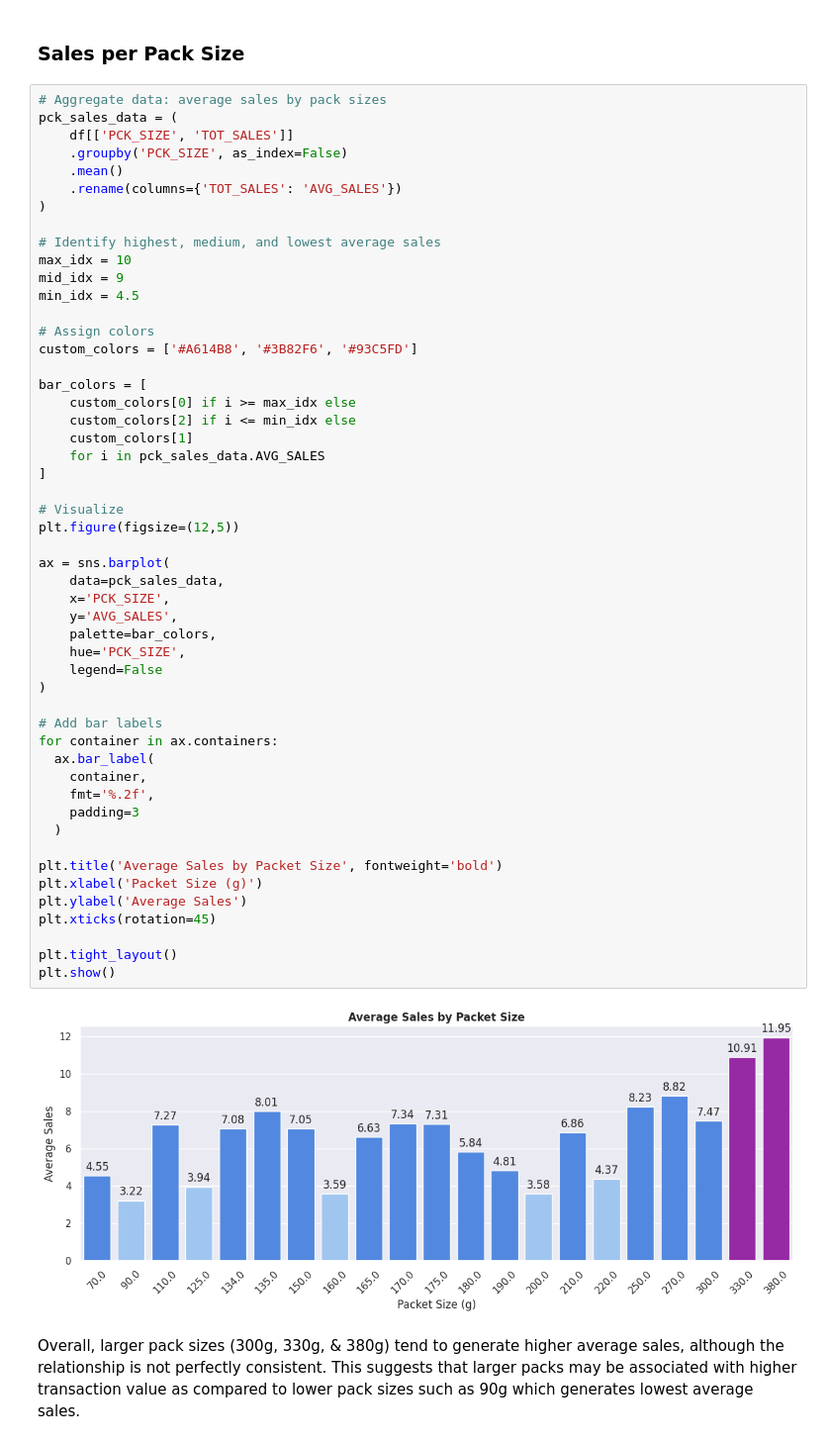
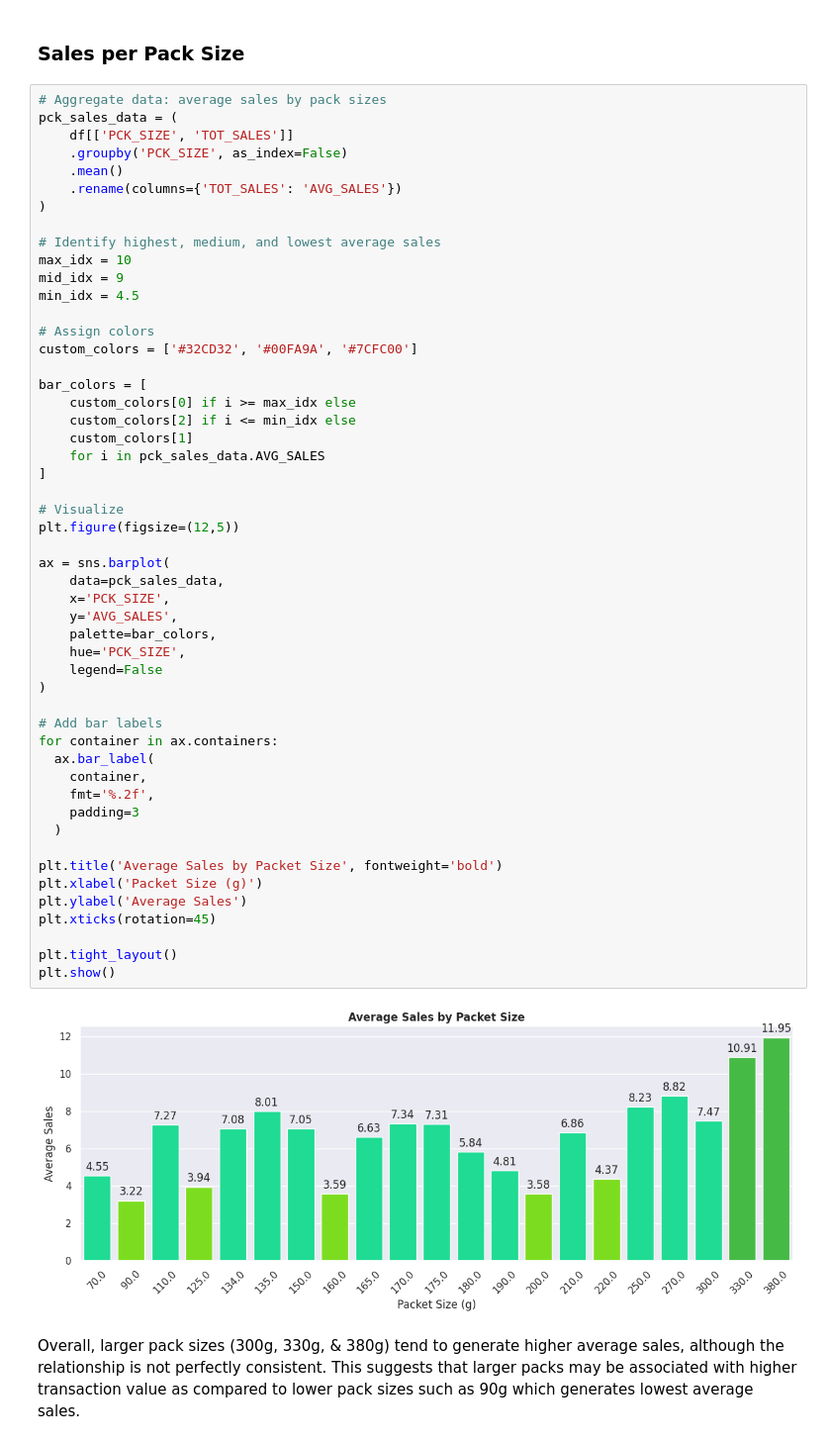
Before and after one commit to edi-kanyua/Product-Analytics-and-Consumer-Insights, a Jupyter notebook: Product_Analytics_&_Consumer_Insights.ipynb, the cells around one changed output. Shown at 99% size. Cells and saved outputs as stored; diff of their text form.

```diff
--- a/Product_Analytics_&_Consumer_Insights.ipynb
+++ b/Product_Analytics_&_Consumer_Insights.ipynb
@@ -307,7 +307,7 @@ mid_idx = 9
 min_idx = 4.5
 
 # Assign colors
-custom_colors = ['#A614B8', '#3B82F6', '#93C5FD']
+custom_colors = ['#32CD32', '#00FA9A', '#7CFC00']
 
 bar_colors = [
     custom_colors[0] if i >= max_idx else
@@ -317,34 +317,34 @@ bar_colors = [
 ]
 
 # Visualize
 plt.figure(figsize=(12,5))
 
 ax = sns.barplot(
     data=pck_sales_data,
     x='PCK_SIZE',
     y='AVG_SALES',
     palette=bar_colors,
     hue='PCK_SIZE',
     legend=False
 )
 
 # Add bar labels
 for container in ax.containers:
   ax.bar_label(
     container,
     fmt='%.2f',
     padding=3
   )
 
 plt.title('Average Sales by Packet Size', fontweight='bold')
 plt.xlabel('Packet Size (g)')
 plt.ylabel('Average Sales')
 plt.xticks(rotation=45)
 
 plt.tight_layout()
 plt.show()
 # %% [output]
-[figure, old version]
+[figure, new version]
 # %% [markdown]
 Overall, larger pack sizes (300g, 330g, & 380g) tend to generate higher average sales, although the relationship is not perfectly consistent.
 This suggests that larger packs may be associated with higher transaction value as compared to lower pack sizes such as 90g which generates lowest average sales.
```
Also changed, not shown: parts of 6 cells of this notebook.
